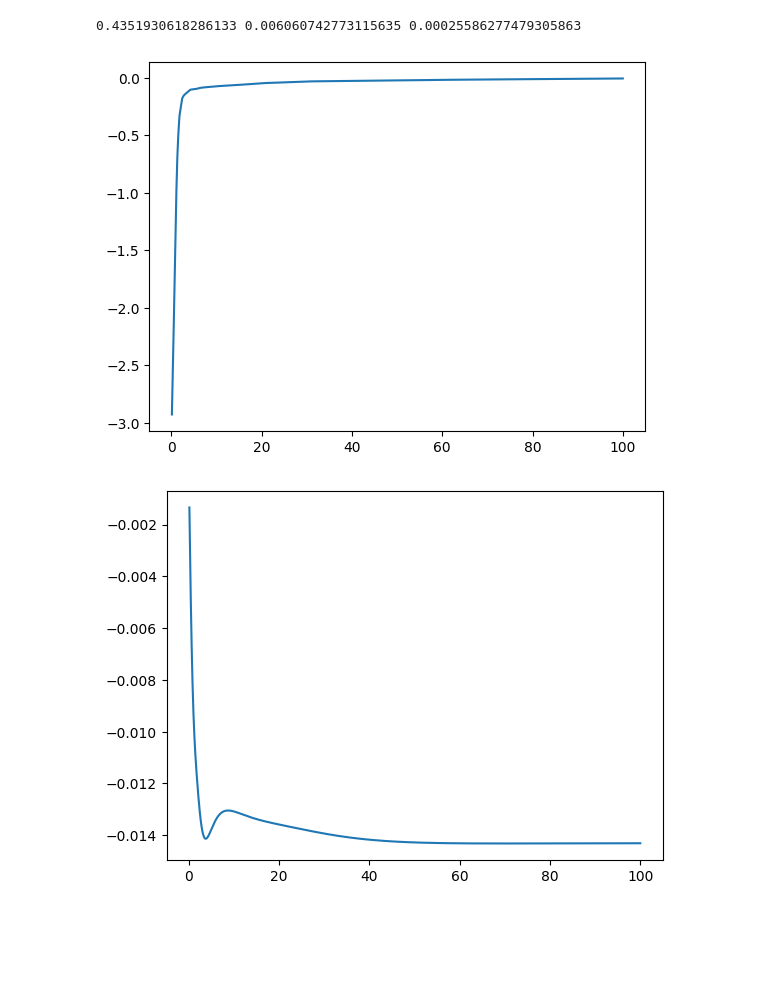
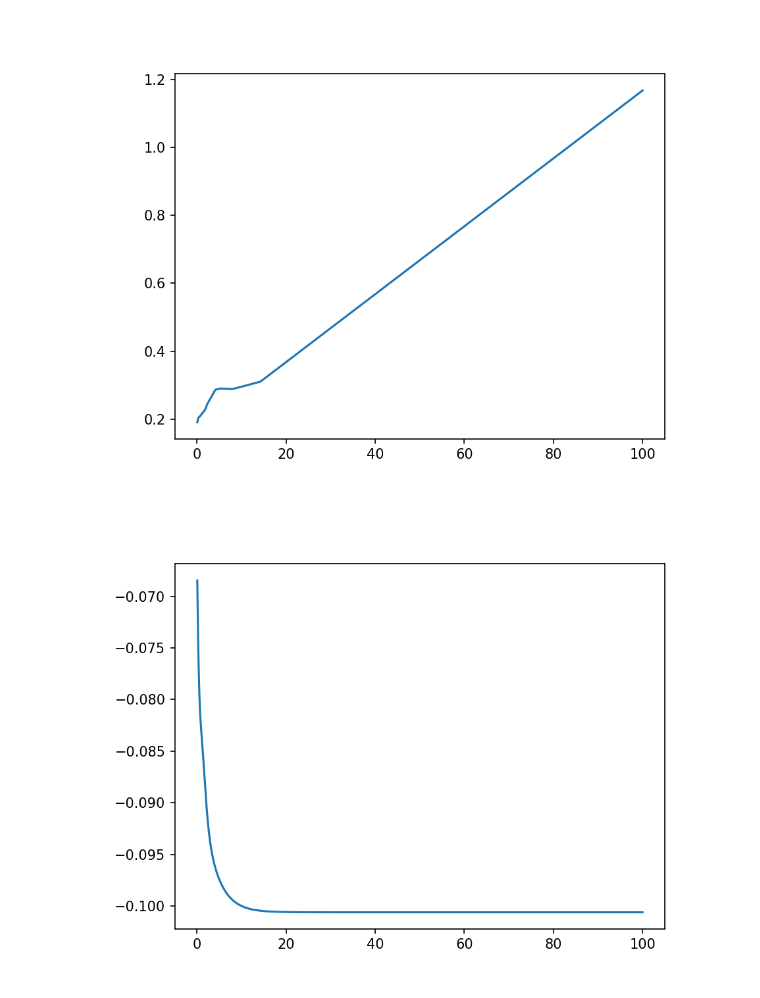
Before and after one commit to powerblo/projects, a Jupyter notebook: 24q2-lab/inveig/spectral.ipynb, the cells around one changed output. Cells and saved outputs as stored; diff of their text form; code cells hidden in the pictures; blank space fills up the shorter version.

```diff
--- a/24q2-lab/inveig/spectral.ipynb
+++ b/24q2-lab/inveig/spectral.ipynb
@@ -18,6 +18,7 @@ class EvalEig(nn.Module):
         super().__init__()
         self.rn = para['rn']
         self.rm = para['rm']
+        self.r_dsc = torch.linspace(self.rm/self.rn, self.rm, self.rn, requires_grad=True)
 
     def fixed_tr(self, para_ptl, ptl_form):
         coeffs_tr = torch.ones(self.batch_dim, 1)
@@ -47,19 +48,20 @@ class EvalEig(nn.Module):
         return grad
 
     def spectral_err(self, rad, ptl, evl):
-        r_dsc = torch.linspace(self.rm/self.rn, self.rm, self.rn, requires_grad=True)
-        self.r_dsc = r_dsc.detach()
-        r_rs = r_dsc.unsqueeze(0).expand(evl.shape[0],-1)
+        evl_rs = evl.view(-1,1)
+        ptl_rs = ptl(self.r_dsc.view(-1,1)).view(1,-1)
+        rad_rs = rad(self.r_dsc.view(-1,1)).transpose(0,1)
 
-        evl_rs = evl.view(-1,1)
-        ptl_rs = ptl(r_dsc.view(-1,1)).view(1,-1)
-        rad_rs = rad(r_dsc.view(-1,1)).transpose(0,1)
+        # boundary conditions on rad_rs
+        #rad_rs = rad_rs *
+
+        rad_norm = rad_rs / torch.sqrt(torch.sum(rad_rs**2, dim=1).view(-1,1)*self.rm/self.rn)
         #print("u(r) : ", rad_rs.shape, rad_rs)
 
-        rad_d = self.grad_nn(r_dsc, rad_rs)
+        rad_d = self.grad_nn(self.r_dsc, rad_norm)
         #print("u'(r) : ", rad_d.shape, rad_d)
 
-        rad_dd = self.grad_nn(r_dsc, rad_d)
+        rad_dd = self.grad_nn(self.r_dsc, rad_d)
         #print("u''(r) : ", rad_dd.shape, rad_dd)
 
         #plt.figure()
@@ -69,9 +71,9 @@ class EvalEig(nn.Module):
         #plt.show()
 
         # rad output : evl_N x self.rn
-        error_mtr = -rad_dd + ptl_rs * rad_rs - evl_rs * rad_rs
+        error_mtr = -rad_dd + ptl_rs * rad_norm - evl_rs * rad_norm
 
-        return ptl_rs, rad_rs, error_mtr
+        return ptl_rs, rad_norm, error_mtr
 
     def forward(self):
         ptl_md, rad_md, error_mtr = self.spectral_err(self.rad_mlp, self.ptl_mlp, self.evl)
@@ -84,16 +86,19 @@ para = {
         'rn' : 1000,
 
         # model
-        'mlp' : [50,50,50],
+        'mlp' : [10,10,10],
 
         # training
         'epoch' : 100,
-        'lr' : 1e-2,
+        'lr' : 1e-4,
 
         # loss regularisation
-        'reg0' : 1e-2,
-        'reg1' : 1,
-        'reg2' : 1,
+        'reg0' : 1,
+        'reg1' : 1e2,
+        'reg2' : 1e4,
 }
 
 model = EvalEig(para)
+
+evl_tr = -torch.arange(1,10).to(torch.float32)**(-2)
+model.set_evl(evl_tr)
@@ -104,17 +106,19 @@ model.set_evl(evl_tr)
 optimiser = torch.optim.Adam(model.parameters(), lr = para['lr'])
 epochs = para['epoch']
 pbar = tqdm(range(epochs), desc='Progress', total=epochs, leave = True, position=0, colour='blue')
-loss_list = [[]]
+loss_list = [[],[],[]]
 
 for e in range(epochs):
     #with torch.autograd.detect_anomaly():
     ptl_md, rad_md, loss0 = model()
     #print(loss.item())
     loss1 = torch.abs(ptl_md[0,-1])
-    loss2 = torch.sum(rad_md[:,0]**2 + rad_md[:,-1]**2)
+    loss2 = torch.sqrt(torch.sum(rad_md[:,0]**2 + rad_md[:,-1]**2))
     loss = para['reg0']*loss0 + para['reg1']*loss1 + para['reg2']*loss2
 
     loss_list[0].append(loss0.item())
+    loss_list[1].append(loss1.item())
+    loss_list[2].append(loss2.item())
 
     optimiser.zero_grad()
     loss.backward()
@@ -123,18 +127,16 @@ for e in range(epochs):
     pbar.update()
     #print(loss.item())
 # %%
-print(loss0.item(),loss1.item(),loss2.item())
 plt.figure()
-plt.plot(model.r_dsc, ptl_md[0].detach())
+plt.plot(model.r_dsc.detach(), ptl_md[0].detach())
 plt.show()
 # %% [output]
-0.4351930618286133 0.006060742773115635 0.00025586277479305863
-[figure, old version]
+[figure, new version]
 # %%
 plt.figure()
-plt.plot(model.r_dsc, rad_md[0].detach())
+plt.plot(model.r_dsc.detach(), rad_md[0].detach())
 plt.show()
 # %% [output]
-[figure, old version]
+[figure, new version]
 # %%
 plt.figure()
```
Also changed, not shown: parts of 2 cells of this notebook, 3 other files.
